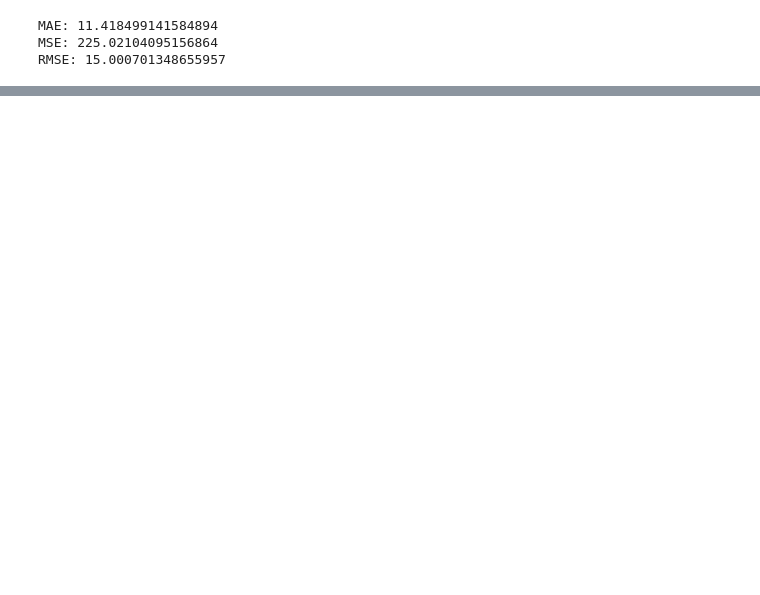
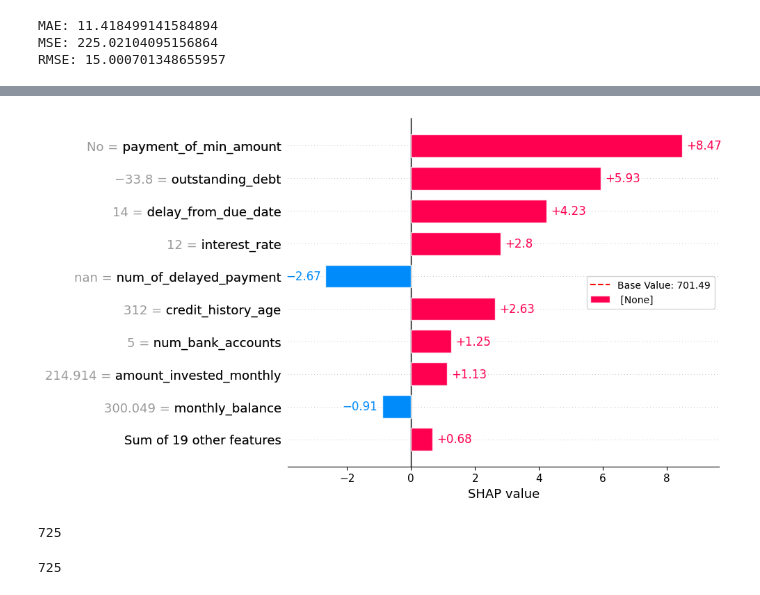
Before and after one commit to jgk-iles/zilch_interview, a Jupyter notebook: notebooks/catboost.ipynb, the cells around one changed output, grey strips where cells are left out. Cells and saved outputs as stored; diff of their text form; code cells hidden in the pictures; blank space fills up the shorter version.

```diff
--- a/notebooks/catboost.ipynb
+++ b/notebooks/catboost.ipynb
@@ -208,0 +178,19 @@ feature_importances
+# %%
+import matplotlib.pyplot as plt
+
+base_value = explanation[0].base_values
+shap.plots.bar(explanation[0], show=False)
+
+plt.axvline(x=base_value, color='red', linestyle='--', label=f"Base Value: {base_value:.2f}")
+plt.legend()
+plt.show()
+# %% [output]
+[figure, added]
+# %%
+int(explanation[0].base_values + explanation[0].values.sum())
+# %% [output]
+725
+# %%
+int(y_pred[0])
+# %% [output]
+725
```
Also changed, not shown: parts of 23 cells of this notebook.
